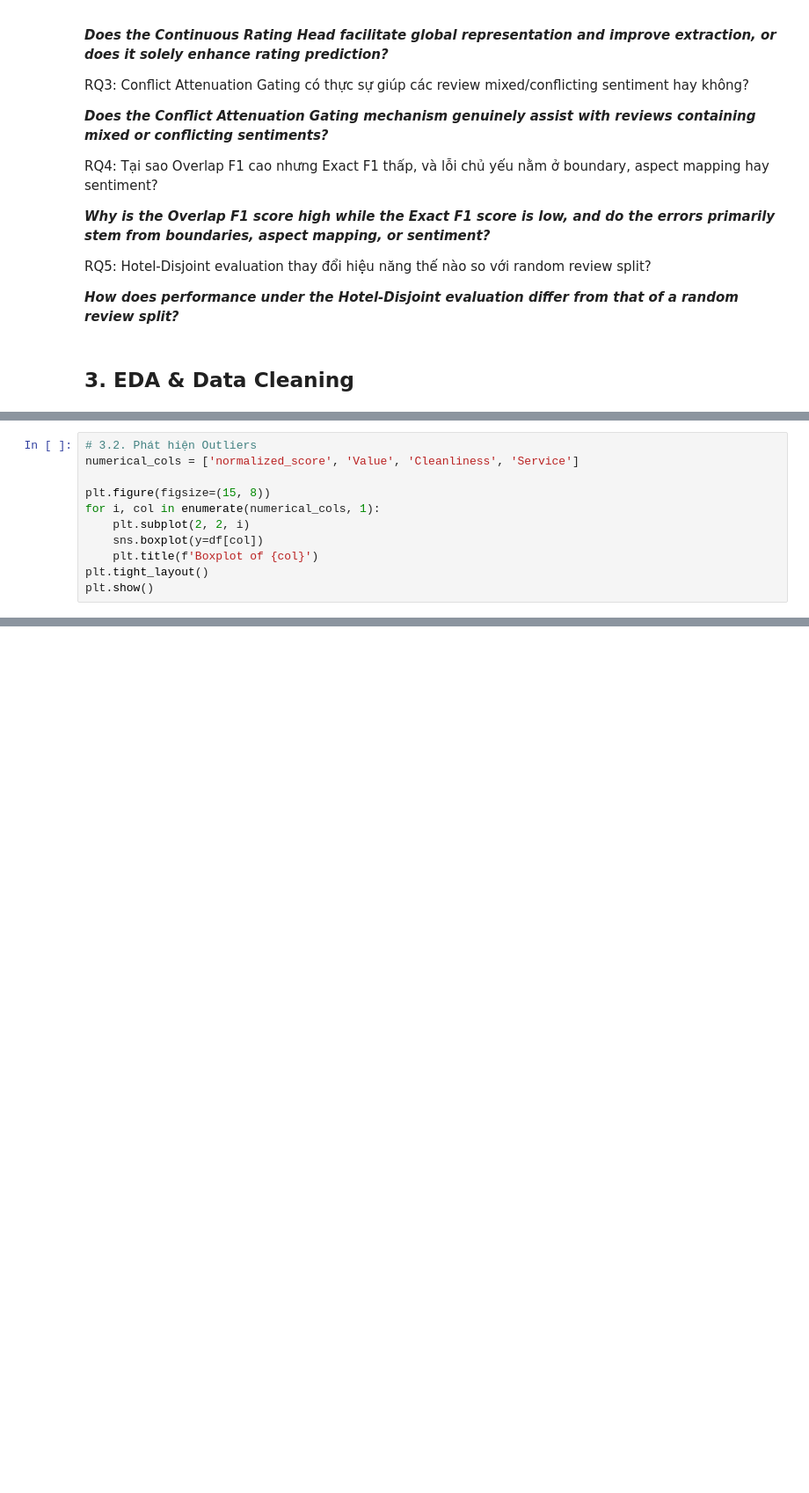
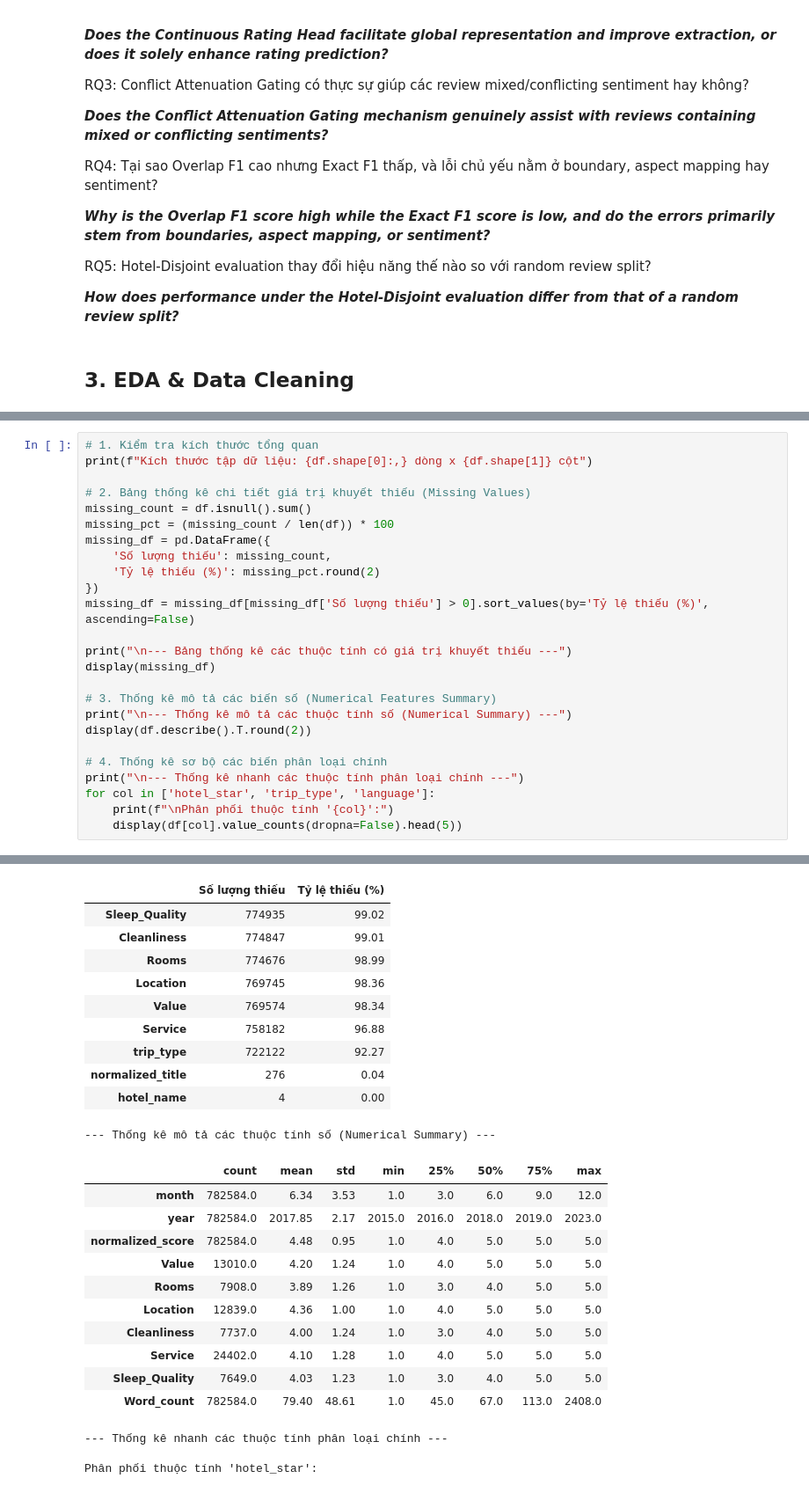
Before and after one commit to trietnguyen2611/Hotel-Review-AI-Chatbot, a Jupyter notebook: Project.ipynb, the cells around one changed output, grey strips where cells are left out. Shown at 88% size. Saved outputs shown, nothing was run; the diff lists cells and outputs as text; blank space fills up the shorter version.

```diff
--- a/Project.ipynb
+++ b/Project.ipynb
@@ -247,11 +239,0 @@ Kiểm tra các cột số quan trọng như 'normalized_score', 'Value', 'Clean
-# %%
-# 3.2. Phát hiện Outliers
-numerical_cols = ['normalized_score', 'Value', 'Cleanliness', 'Service']
-
-plt.figure(figsize=(15, 8))
-for i, col in enumerate(numerical_cols, 1):
-    plt.subplot(2, 2, i)
-    sns.boxplot(y=df[col])
-    plt.title(f'Boxplot of {col}')
-plt.tight_layout()
-plt.show()
@@ -259,0 +249,26 @@ plt.show()
+# %%
+# 1. Kiểm tra kích thước tổng quan
+print(f"Kích thước tập dữ liệu: {df.shape[0]:,} dòng x {df.shape[1]} cột")
+
+# 2. Bảng thống kê chi tiết giá trị khuyết thiếu (Missing Values)
+missing_count = df.isnull().sum()
+missing_pct = (missing_count / len(df)) * 100
+missing_df = pd.DataFrame({
+    'Số lượng thiếu': missing_count,
+    'Tỷ lệ thiếu (%)': missing_pct.round(2)
+})
+missing_df = missing_df[missing_df['Số lượng thiếu'] > 0].sort_values(by='Tỷ lệ thiếu (%)', ascending=False)
+
+print("\n--- Bảng thống kê các thuộc tính có giá trị khuyết thiếu ---")
+display(missing_df)
+
+# 3. Thống kê mô tả các biến số (Numerical Features Summary)
+print("\n--- Thống kê mô tả các thuộc tính số (Numerical Summary) ---")
+display(df.describe().T.round(2))
+
+# 4. Thống kê sơ bộ các biến phân loại chính
+print("\n--- Thống kê nhanh các thuộc tính phân loại chính ---")
+for col in ['hotel_star', 'trip_type', 'language']:
+    print(f"\nPhân phối thuộc tính '{col}':")
+    display(df[col].value_counts(dropna=False).head(5))
+# %% [output]
@@ -259,0 +278,25 @@ plt.show()
+|  | Số lượng thiếu | Tỷ lệ thiếu (%) |
+| Sleep_Quality | 774935 | 99.02 |
+| Cleanliness | 774847 | 99.01 |
+| Rooms | 774676 | 98.99 |
+| Location | 769745 | 98.36 |
+| Value | 769574 | 98.34 |
+| Service | 758182 | 96.88 |
+| trip_type | 722122 | 92.27 |
+| normalized_title | 276 | 0.04 |
+| hotel_name | 4 | 0.00 |
+--- Thống kê mô tả các thuộc tính số (Numerical Summary) ---
+|  | count | mean | std | min | 25% | 50% | 75% | max |
+| month | 782584.0 | 6.34 | 3.53 | 1.0 | 3.0 | 6.0 | 9.0 | 12.0 |
+| year | 782584.0 | 2017.85 | 2.17 | 2015.0 | 2016.0 | 2018.0 | 2019.0 | 2023.0 |
+| normalized_score | 782584.0 | 4.48 | 0.95 | 1.0 | 4.0 | 5.0 | 5.0 | 5.0 |
+| Value | 13010.0 | 4.20 | 1.24 | 1.0 | 4.0 | 5.0 | 5.0 | 5.0 |
+| Rooms | 7908.0 | 3.89 | 1.26 | 1.0 | 3.0 | 4.0 | 5.0 | 5.0 |
+| Location | 12839.0 | 4.36 | 1.00 | 1.0 | 4.0 | 5.0 | 5.0 | 5.0 |
+| Cleanliness | 7737.0 | 4.00 | 1.24 | 1.0 | 3.0 | 4.0 | 5.0 | 5.0 |
+| Service | 24402.0 | 4.10 | 1.28 | 1.0 | 4.0 | 5.0 | 5.0 | 5.0 |
+| Sleep_Quality | 7649.0 | 4.03 | 1.23 | 1.0 | 3.0 | 4.0 | 5.0 | 5.0 |
+| Word_count | 782584.0 | 79.40 | 48.61 | 1.0 | 45.0 | 67.0 | 113.0 | 2408.0 |
+--- Thống kê nhanh các thuộc tính phân loại chính ---
+
+Phân phối thuộc tính 'hotel_star':
```
Also changed, not shown: parts of 27 cells of this notebook.
